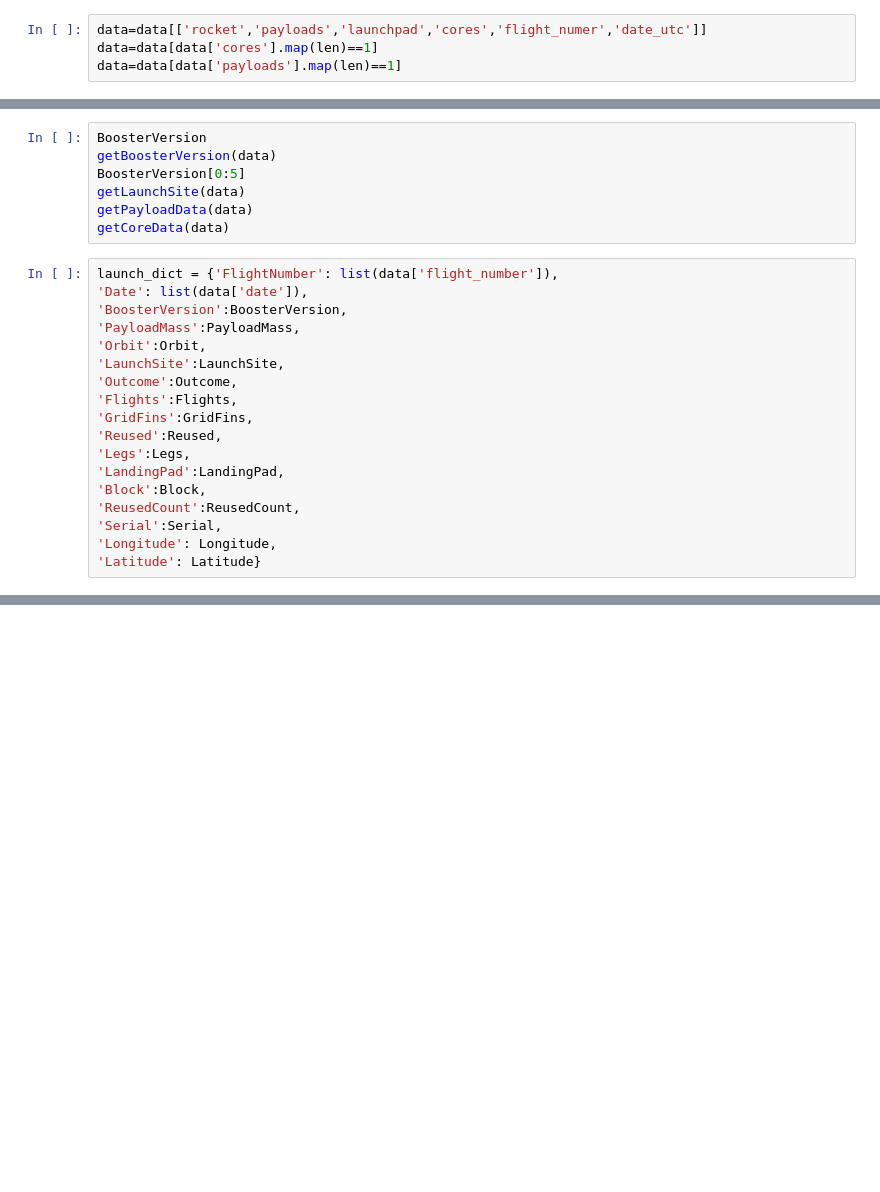
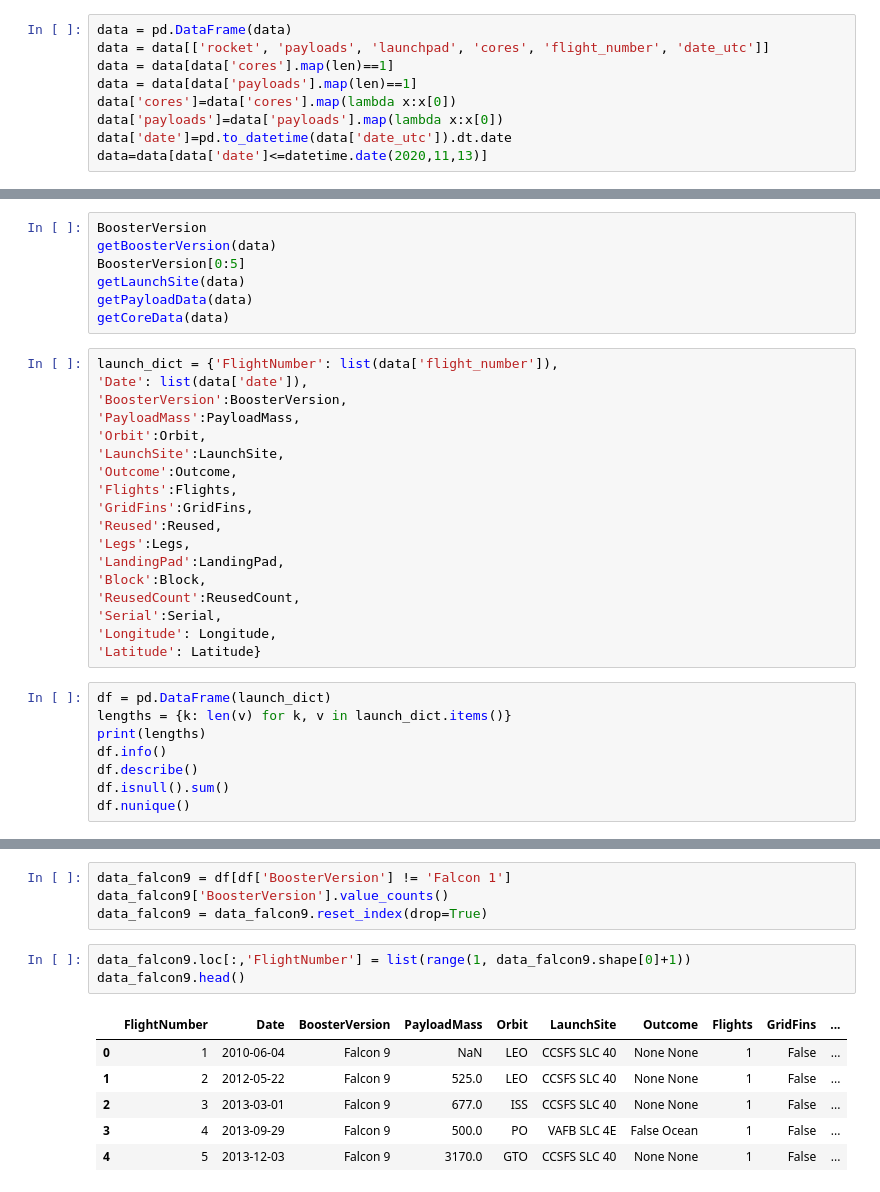
Before and after one commit to kycv7/data-science, a Jupyter notebook: proyectodc.ipynb, the cells around one changed output, grey strips where cells are left out. Saved outputs shown, nothing was run; the diff lists cells and outputs as text; blank space fills up the shorter version.

Commit message:
update wrangling data

```diff
--- a/proyectodc.ipynb
+++ b/proyectodc.ipynb
@@ -63,4 +85,9 @@ else:
 # %%
-data=data[['rocket','payloads','launchpad','cores','flight_numer','date_utc']]
-data=data[data['cores'].map(len)==1]
-data=data[data['payloads'].map(len)==1]
+data = pd.DataFrame(data)
+data = data[['rocket', 'payloads', 'launchpad', 'cores', 'flight_number', 'date_utc']]
+data = data[data['cores'].map(len)==1]
+data = data[data['payloads'].map(len)==1]
+data['cores']=data['cores'].map(lambda x:x[0])
+data['payloads']=data['payloads'].map(lambda x:x[0])
+data['date']=pd.to_datetime(data['date_utc']).dt.date
+data=data[data['date']<=datetime.date(2020,11,13)]
@@ -111,3 +133,11 @@ launch_dict = {'FlightNumber': list(data['flight_number']),
 'Serial':Serial,
 'Longitude': Longitude,
 'Latitude': Latitude}
+# %%
+df = pd.DataFrame(launch_dict)
+lengths = {k: len(v) for k, v in launch_dict.items()}
+print(lengths)
+df.info()
+df.describe()
+df.isnull().sum()
+df.nunique()
@@ -113,0 +180,14 @@ launch_dict = {'FlightNumber': list(data['flight_number']),
+# %%
+data_falcon9 = df[df['BoosterVersion'] != 'Falcon 1']
+data_falcon9['BoosterVersion'].value_counts()
+data_falcon9 = data_falcon9.reset_index(drop=True)
+# %%
+data_falcon9.loc[:,'FlightNumber'] = list(range(1, data_falcon9.shape[0]+1))
+data_falcon9.head()
+# %% [output]
+|  | FlightNumber | Date | BoosterVersion | PayloadMass | Orbit | LaunchSite | Outcome | Flights | GridFins | ... |
+| 0 | 1 | 2010-06-04 | Falcon 9 | NaN | LEO | CCSFS SLC 40 | None None | 1 | False | ... |
+| 1 | 2 | 2012-05-22 | Falcon 9 | 525.0 | LEO | CCSFS SLC 40 | None None | 1 | False | ... |
+| 2 | 3 | 2013-03-01 | Falcon 9 | 677.0 | ISS | CCSFS SLC 40 | None None | 1 | False | ... |
+| 3 | 4 | 2013-09-29 | Falcon 9 | 500.0 | PO | VAFB SLC 4E | False Ocean | 1 | False | ... |
+| 4 | 5 | 2013-12-03 | Falcon 9 | 3170.0 | GTO | CCSFS SLC 40 | None None | 1 | False | ... |
```
Also changed, not shown: parts of 10 cells of this notebook.
